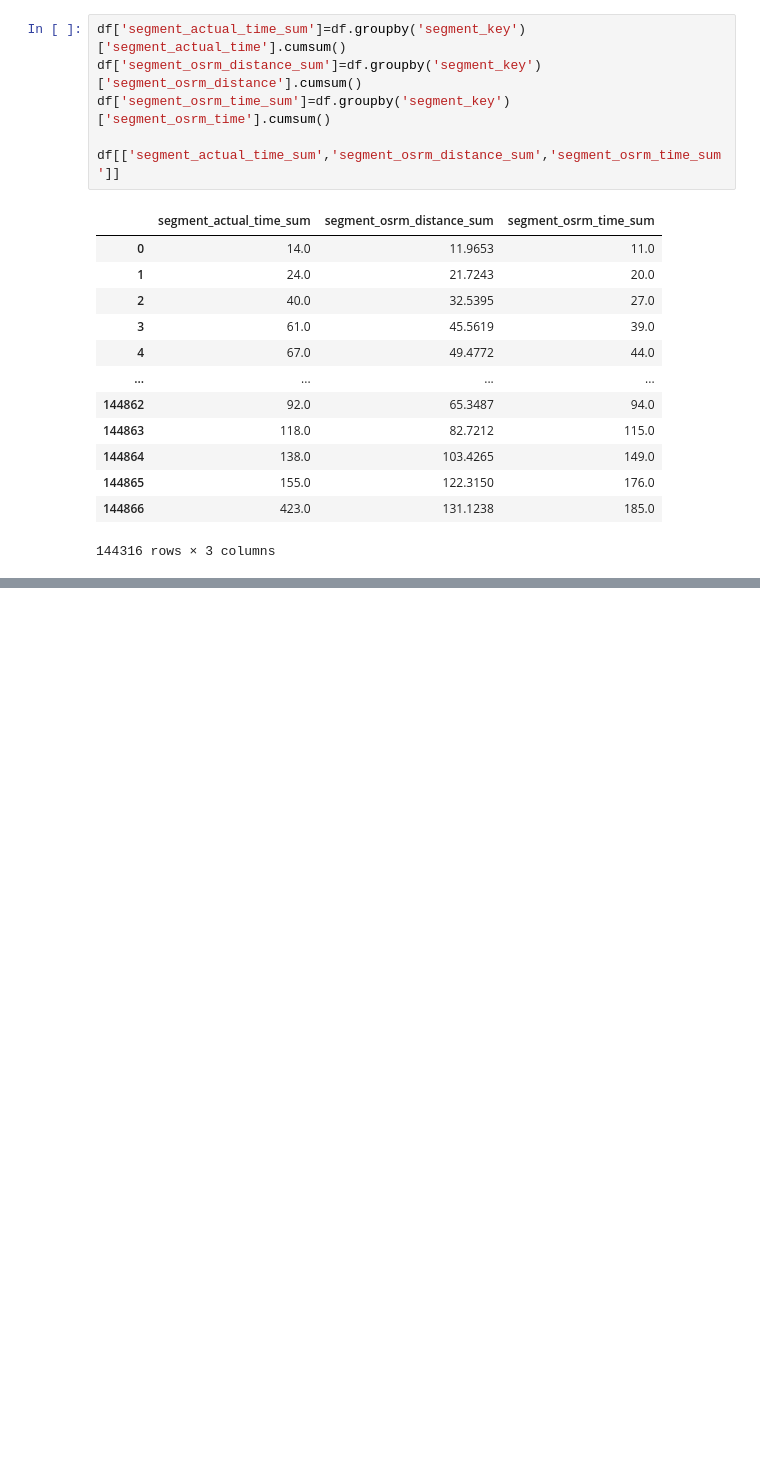
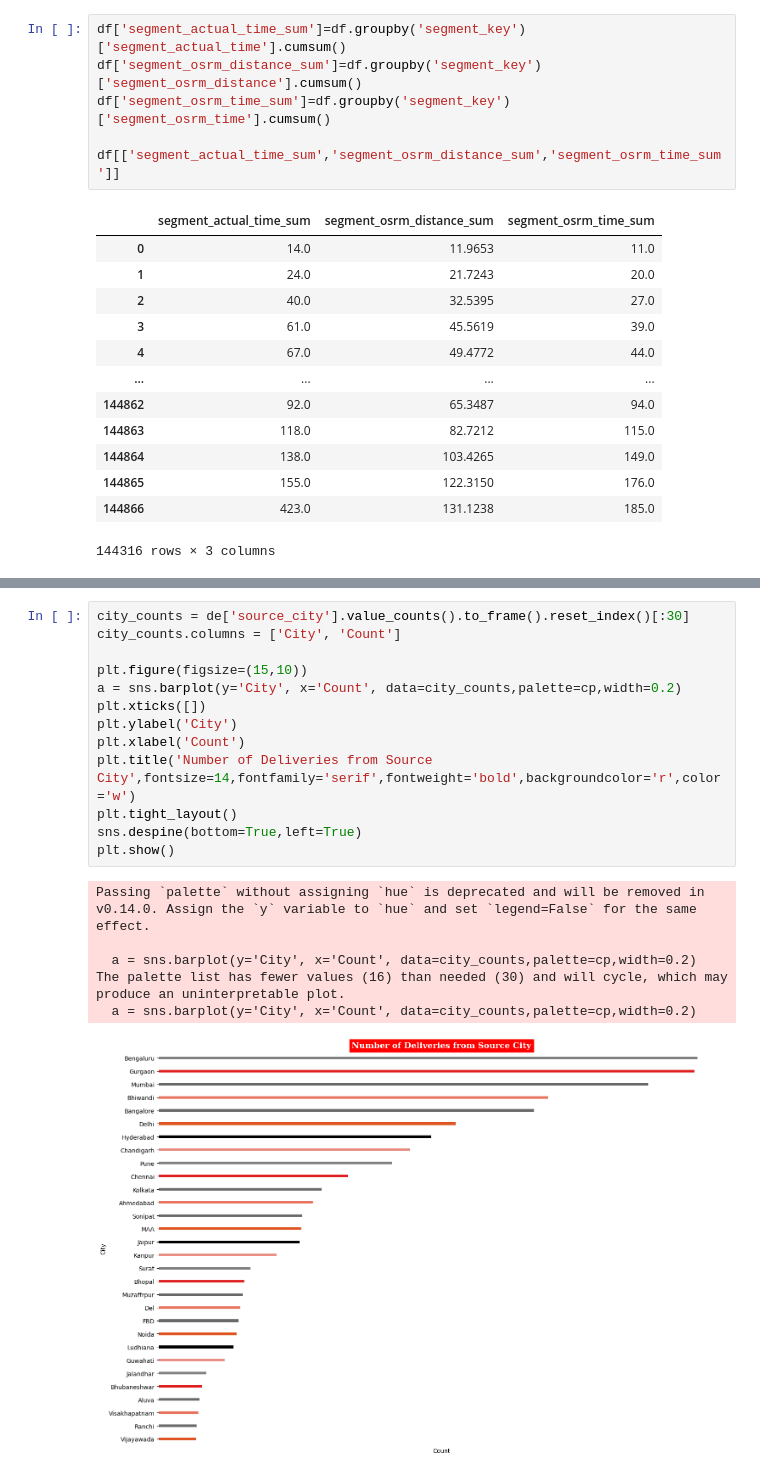
Before and after one commit to mohithsaran/DelhiveryBC, a Jupyter notebook: DelhiveryBC.ipynb, the cells around one changed output, grey strips where cells are left out. Cells and saved outputs as stored; diff of their text form; blank space fills up the shorter version.

```diff
--- a/DelhiveryBC.ipynb
+++ b/DelhiveryBC.ipynb
@@ -284,0 +449,20 @@ create_segment_dict={}
+# %%
+city_counts = de['source_city'].value_counts().to_frame().reset_index()[:30]
+city_counts.columns = ['City', 'Count']
+
+plt.figure(figsize=(15,10))
+a = sns.barplot(y='City', x='Count', data=city_counts,palette=cp,width=0.2)
+plt.xticks([])
+plt.ylabel('City')
+plt.xlabel('Count')
+plt.title('Number of Deliveries from Source City',fontsize=14,fontfamily='serif',fontweight='bold',backgroundcolor='r',color='w')
+plt.tight_layout()
+sns.despine(bottom=True,left=True)
+plt.show()
+# %% [output]
+Passing `palette` without assigning `hue` is deprecated and will be removed in v0.14.0. Assign the `y` variable to `hue` and set `legend=False` for the same effect.
+
+  a = sns.barplot(y='City', x='Count', data=city_counts,palette=cp,width=0.2)
+The palette list has fewer values (16) than needed (30) and will cycle, which may produce an uninterpretable plot.
+  a = sns.barplot(y='City', x='Count', data=city_counts,palette=cp,width=0.2)
+[figure, added]
```
Also changed, not shown: parts of 79 cells of this notebook.
